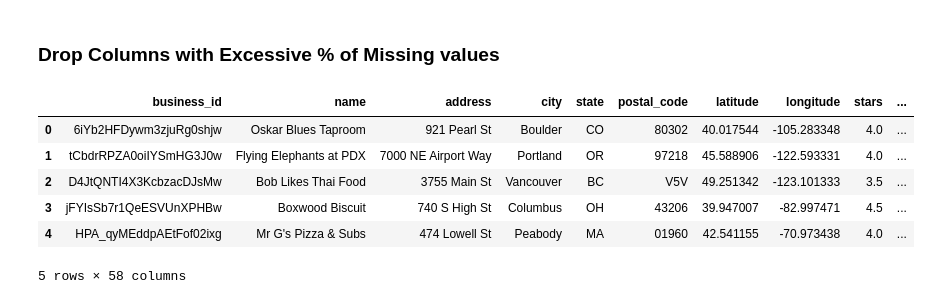
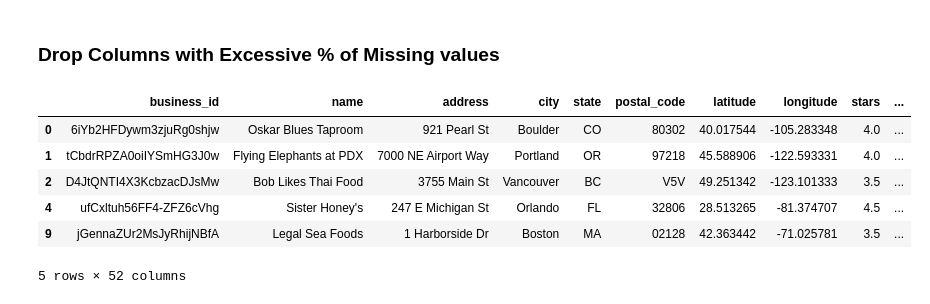
Before and after one commit to allistaircota/rate_my_restaurant, a Jupyter notebook: notebooks/Business Dataset Initial File Processing.ipynb, the cells around one changed output. Saved outputs shown, nothing was run; the diff lists cells and outputs as text; code cells hidden in the pictures.

```diff
--- a/notebooks/Business Dataset Initial File Processing.ipynb
+++ b/notebooks/Business Dataset Initial File Processing.ipynb
@@ -132,0 +166,5 @@ memory usage: 22.6+ MB
+# %%
+# Step 1. Drop rows with missing attribute values
+
+restaurant_df = restaurant_df.dropna(axis=0, subset=['attributes']).reset_index().drop('index',axis=1)
+restaurant_df.head()
@@ -132,0 +228,4 @@ memory usage: 22.6+ MB
+# %%
+%%time
+attributes_df = restaurant_df['attributes'].apply(pd.Series)
+attributes_df.head()
@@ -132,0 +258,2 @@ memory usage: 22.6+ MB
+# %%
+restaurant_df2 = pd.concat([restaurant_df, attributes_df], axis=1).drop('attributes', axis=1)
@@ -132,0 +334,2 @@ memory usage: 22.6+ MB
+# %%
+restaurant_df2 = restaurant_df2[restaurant_df2['review_count'] >= 50]
@@ -133,15 +356,15 @@ memory usage: 22.6+ MB
 # %% [markdown]
 ### Drop Columns with Excessive % of Missing values
 # %%
-restaurant_df2 = restaurant_df.copy()
+restaurant_df3 = restaurant_df2.copy()
 
 # Verfiy
-restaurant_df2.head()
+restaurant_df3.head()
 # %% [output]
 |  | business_id | name | address | city | state | postal_code | latitude | longitude | stars | ... |
 | 0 | 6iYb2HFDywm3zjuRg0shjw | Oskar Blues Taproom | 921 Pearl St | Boulder | CO | 80302 | 40.017544 | -105.283348 | 4.0 | ... |
 | 1 | tCbdrRPZA0oiIYSmHG3J0w | Flying Elephants at PDX | 7000 NE Airport Way | Portland | OR | 97218 | 45.588906 | -122.593331 | 4.0 | ... |
 | 2 | D4JtQNTI4X3KcbzacDJsMw | Bob Likes Thai Food | 3755 Main St | Vancouver | BC | V5V | 49.251342 | -123.101333 | 3.5 | ... |
-| 3 | jFYIsSb7r1QeESVUnXPHBw | Boxwood Biscuit | 740 S High St | Columbus | OH | 43206 | 39.947007 | -82.997471 | 4.5 | ... |
-| 4 | HPA_qyMEddpAEtFof02ixg | Mr G's Pizza & Subs | 474 Lowell St | Peabody | MA | 01960 | 42.541155 | -70.973438 | 4.0 | ... |
+| 4 | ufCxltuh56FF4-ZFZ6cVhg | Sister Honey's | 247 E Michigan St | Orlando | FL | 32806 | 28.513265 | -81.374707 | 4.5 | ... |
+| 9 | jGennaZUr2MsJyRhijNBfA | Legal Sea Foods | 1 Harborside Dr | Boston | MA | 02128 | 42.363442 | -71.025781 | 3.5 | ... |
-5 rows × 58 columns
+5 rows × 52 columns
```
Also changed, not shown: parts of 134 cells of this notebook.
